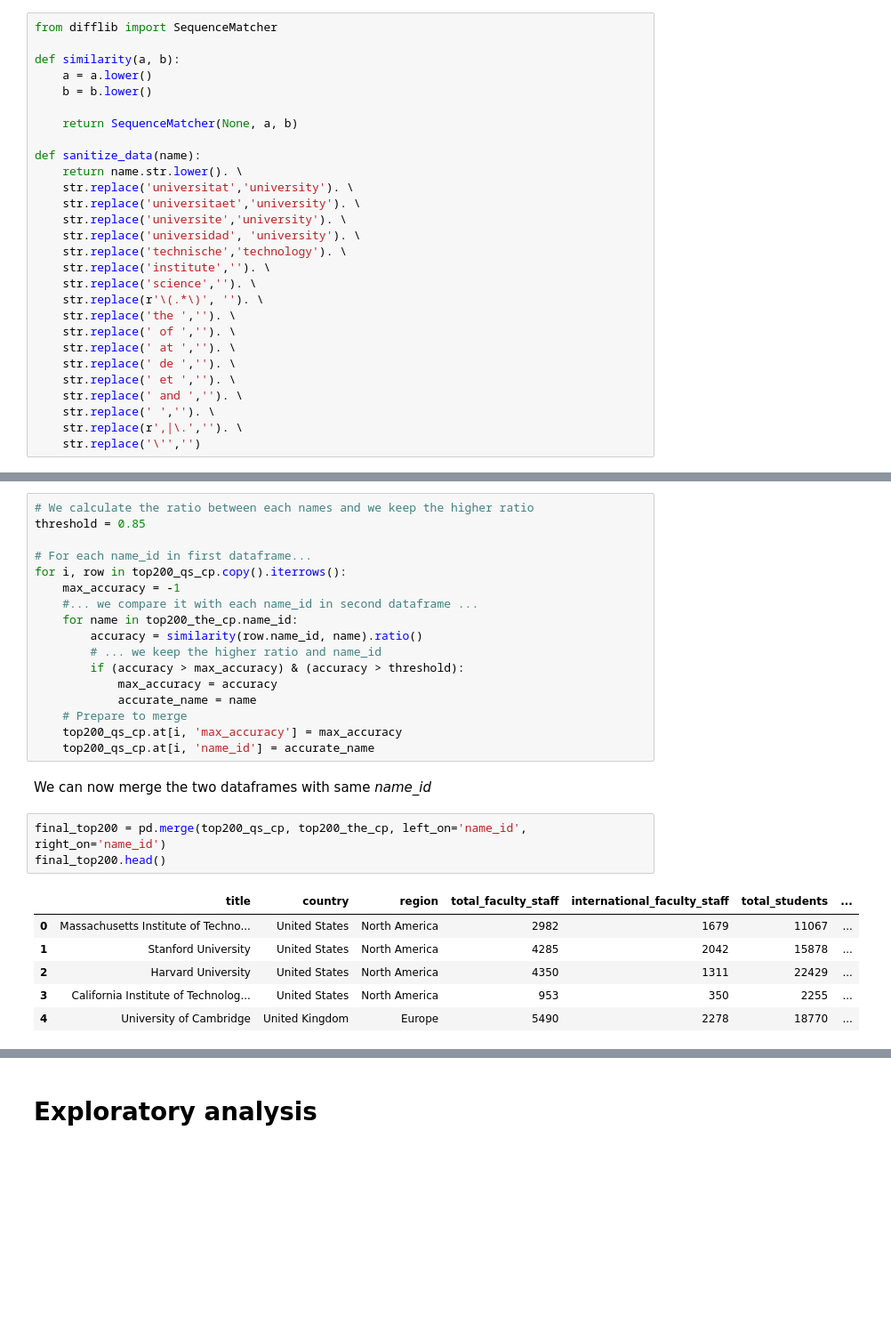
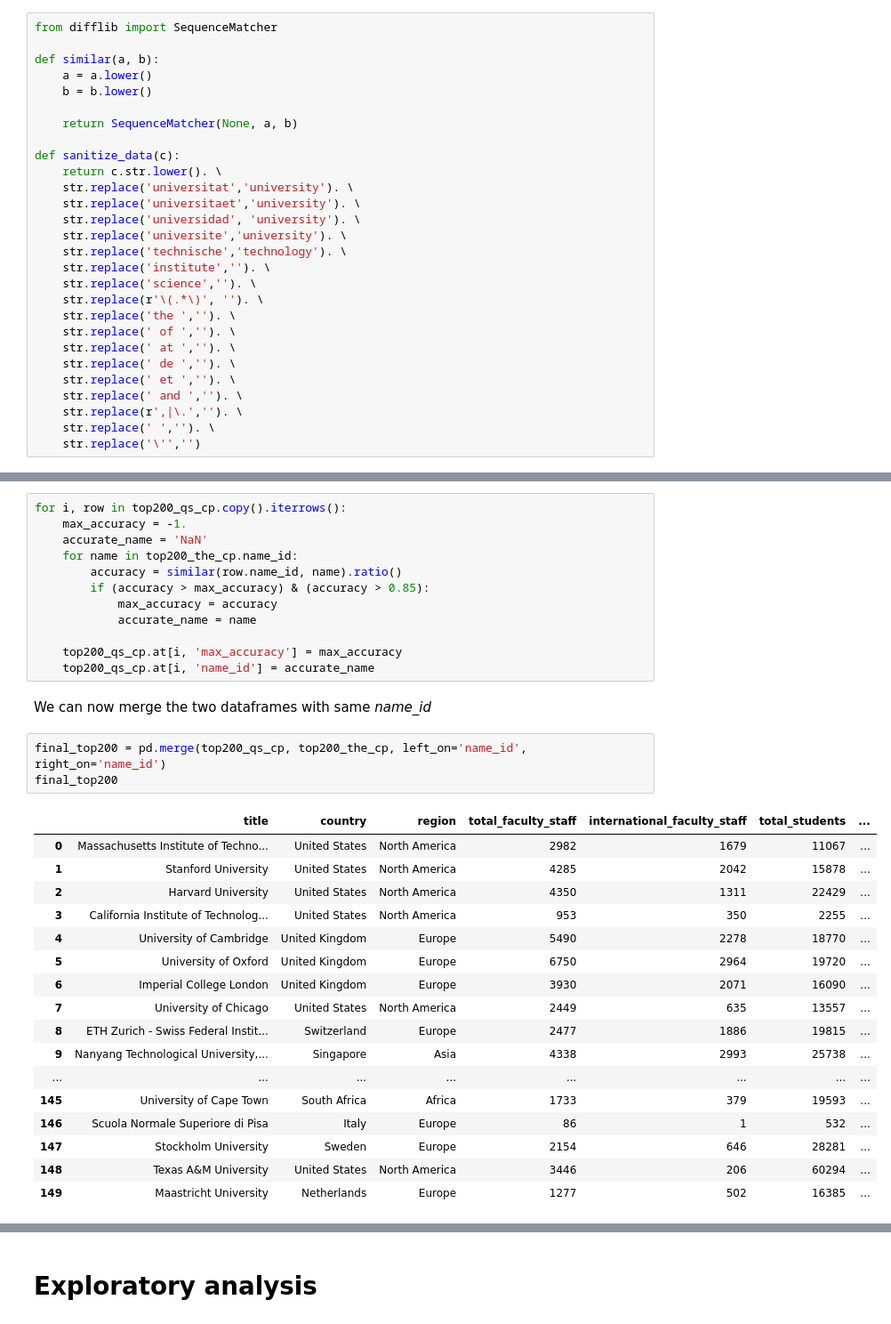
Before and after one commit to MsSquirrel/ADA---MAK, a Jupyter notebook: Homework 2/alex/Homework 2.ipynb, the cells around one changed output, grey strips where cells are left out. Shown: that part at 89% size. Drawn from its saved outputs; the diff is of its cells as text; blank space fills up the shorter version.

```diff
--- a/Homework 2/alex/Homework 2.ipynb
+++ b/Homework 2/alex/Homework 2.ipynb
@@ -262,18 +264,18 @@ Merge the two DataFrames created in questions 1 and 2 using university names. Ma
 # %%
 from difflib import SequenceMatcher
 
-def similarity(a, b):
+def similar(a, b):
     a = a.lower()
     b = b.lower()
 
     return SequenceMatcher(None, a, b)
 
-def sanitize_data(name):
-    return name.str.lower(). \
+def sanitize_data(c):
+    return c.str.lower(). \
     str.replace('universitat','university'). \
     str.replace('universitaet','university'). \
+    str.replace('universidad', 'university'). \
     str.replace('universite','university'). \
-    str.replace('universidad', 'university'). \
     str.replace('technische','technology'). \
     str.replace('institute',''). \
     str.replace('science',''). \
@@ -284,8 +286,8 @@ def sanitize_data(name):
     str.replace(' de ',''). \
     str.replace(' et ',''). \
     str.replace(' and ',''). \
+    str.replace(r',|\.',''). \
     str.replace(' ',''). \
-    str.replace(r',|\.',''). \
     str.replace('\'','')
 # %%
 # Make of copy to be sure
@@ -300,31 +302,37 @@ top200_the_cp['rank_2'] = top200_the_cp.index + 1
 top200_qs_cp['name_id'] = sanitize_data(top200_qs_cp.title)
 top200_the_cp['name_id'] = sanitize_data(top200_the_cp.name)
 # %%
-# We calculate the ratio between each names and we keep the higher ratio
-threshold = 0.85
-
-# For each name_id in first dataframe...
 for i, row in top200_qs_cp.copy().iterrows():
-    max_accuracy = -1
-    #... we compare it with each name_id in second dataframe ...
+    max_accuracy = -1.
+    accurate_name = 'NaN'
     for name in top200_the_cp.name_id:
-        accuracy = similarity(row.name_id, name).ratio()
-        # ... we keep the higher ratio and name_id
-        if (accuracy > max_accuracy) & (accuracy > threshold):
+        accuracy = similar(row.name_id, name).ratio()
+        if (accuracy > max_accuracy) & (accuracy > 0.85):
             max_accuracy = accuracy
             accurate_name = name
-    # Prepare to merge
+
     top200_qs_cp.at[i, 'max_accuracy'] = max_accuracy
     top200_qs_cp.at[i, 'name_id'] = accurate_name
 # %% [markdown]
 We can now merge the two dataframes with same <i>name_id</i>
 # %%
 final_top200 = pd.merge(top200_qs_cp, top200_the_cp, left_on='name_id', right_on='name_id')
-final_top200.head()
+final_top200
 # %% [output]
 |  | title | country | region | total_faculty_staff | international_faculty_staff | total_students | ... |
 | 0 | Massachusetts Institute of Techno... | United States | North America | 2982 | 1679 | 11067 | ... |
 | 1 | Stanford University | United States | North America | 4285 | 2042 | 15878 | ... |
 | 2 | Harvard University | United States | North America | 4350 | 1311 | 22429 | ... |
 | 3 | California Institute of Technolog... | United States | North America | 953 | 350 | 2255 | ... |
 | 4 | University of Cambridge | United Kingdom | Europe | 5490 | 2278 | 18770 | ... |
+| 5 | University of Oxford | United Kingdom | Europe | 6750 | 2964 | 19720 | ... |
+| 6 | Imperial College London | United Kingdom | Europe | 3930 | 2071 | 16090 | ... |
+| 7 | University of Chicago | United States | North America | 2449 | 635 | 13557 | ... |
+| 8 | ETH Zurich - Swiss Federal Instit... | Switzerland | Europe | 2477 | 1886 | 19815 | ... |
+| 9 | Nanyang Technological University,... | Singapore | Asia | 4338 | 2993 | 25738 | ... |
+| ... | ... | ... | ... | ... | ... | ... | ... |
+| 145 | University of Cape Town | South Africa | Africa | 1733 | 379 | 19593 | ... |
+| 146 | Scuola Normale Superiore di Pisa | Italy | Europe | 86 | 1 | 532 | ... |
+| 147 | Stockholm University | Sweden | Europe | 2154 | 646 | 28281 | ... |
+| 148 | Texas A&M University | United States | North America | 3446 | 206 | 60294 | ... |
+| 149 | Maastricht University | Netherlands | Europe | 1277 | 502 | 16385 | ... |
```
Also changed, not shown: parts of 21 cells of this notebook.
